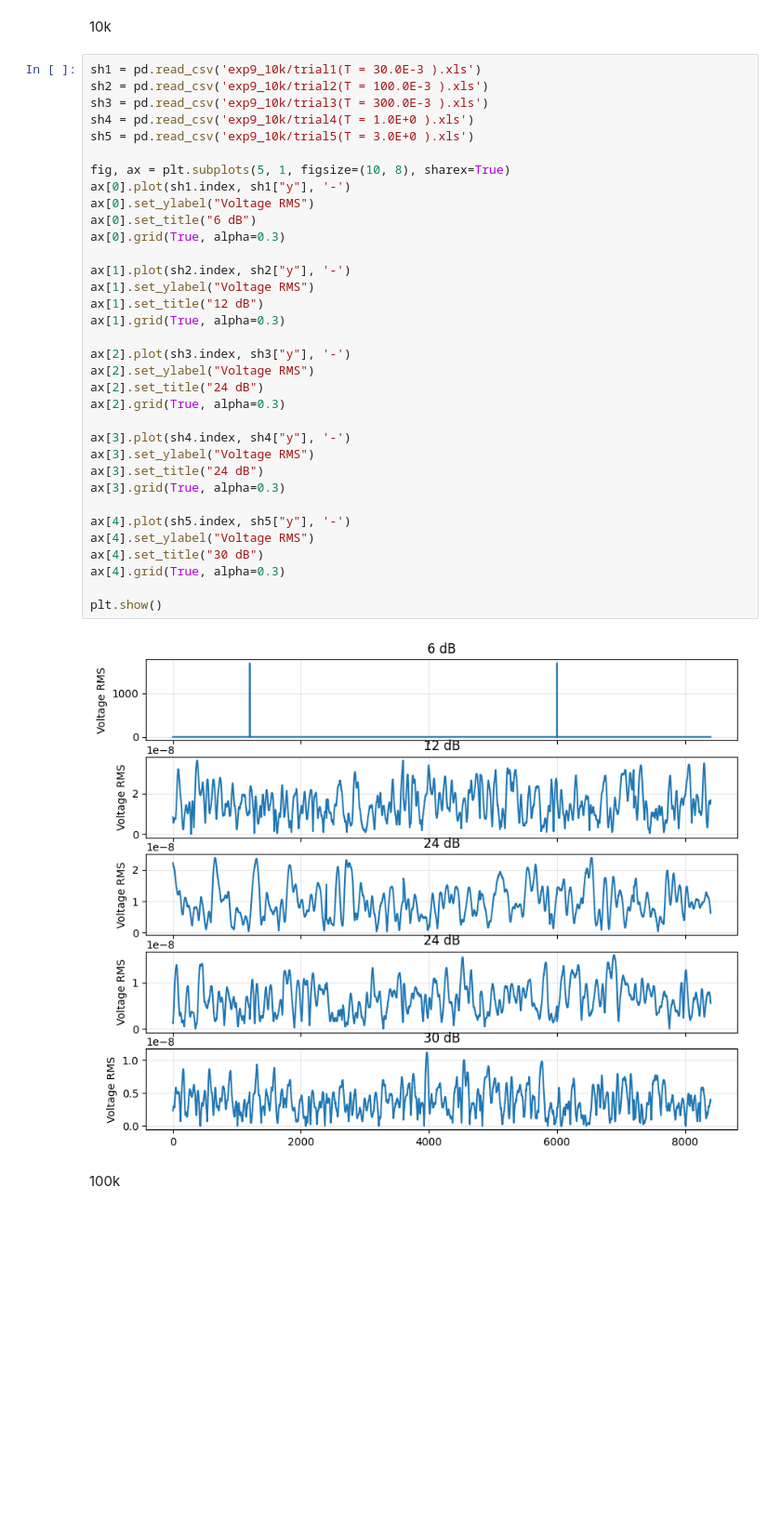
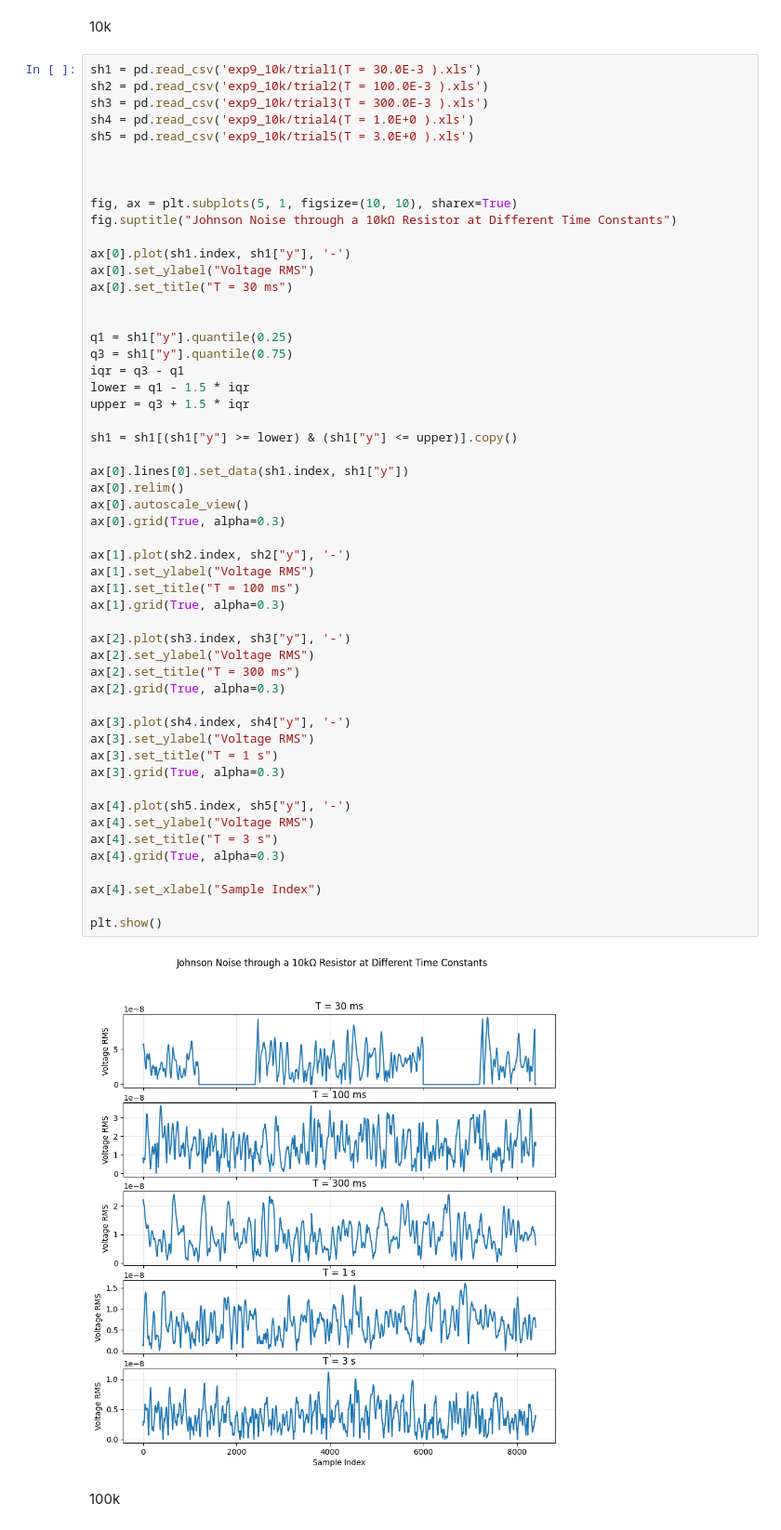
Before and after one commit to curtisjhu/lls, a Jupyter notebook: main.ipynb, the cells around one changed output. Shown at 93% size. Cells and saved outputs as stored; diff of their text form; blank space fills up the shorter version.

```diff
--- a/main.ipynb
+++ b/main.ipynb
@@ -326,39 +521,58 @@ plt.show()
 # %%
 sh1 = pd.read_csv('exp9_10k/trial1(T = 30.0E-3 ).xls')
 sh2 = pd.read_csv('exp9_10k/trial2(T = 100.0E-3 ).xls')
 sh3 = pd.read_csv('exp9_10k/trial3(T = 300.0E-3 ).xls')
 sh4 = pd.read_csv('exp9_10k/trial4(T = 1.0E+0 ).xls')
 sh5 = pd.read_csv('exp9_10k/trial5(T = 3.0E+0 ).xls')
 
-fig, ax = plt.subplots(5, 1, figsize=(10, 8), sharex=True)
+
+
+fig, ax = plt.subplots(5, 1, figsize=(10, 10), sharex=True)
+fig.suptitle("Johnson Noise through a 10kΩ Resistor at Different Time Constants")
+
 ax[0].plot(sh1.index, sh1["y"], '-')
 ax[0].set_ylabel("Voltage RMS")
-ax[0].set_title("6 dB")
+ax[0].set_title("T = 30 ms")
+
+
+q1 = sh1["y"].quantile(0.25)
+q3 = sh1["y"].quantile(0.75)
+iqr = q3 - q1
+lower = q1 - 1.5 * iqr
+upper = q3 + 1.5 * iqr
+
+sh1 = sh1[(sh1["y"] >= lower) & (sh1["y"] <= upper)].copy()
+
+ax[0].lines[0].set_data(sh1.index, sh1["y"])
+ax[0].relim()
+ax[0].autoscale_view()
 ax[0].grid(True, alpha=0.3)
 
 ax[1].plot(sh2.index, sh2["y"], '-')
 ax[1].set_ylabel("Voltage RMS")
-ax[1].set_title("12 dB")
+ax[1].set_title("T = 100 ms")
 ax[1].grid(True, alpha=0.3)
 
 ax[2].plot(sh3.index, sh3["y"], '-')
 ax[2].set_ylabel("Voltage RMS")
-ax[2].set_title("24 dB")
+ax[2].set_title("T = 300 ms")
 ax[2].grid(True, alpha=0.3)
 
 ax[3].plot(sh4.index, sh4["y"], '-')
 ax[3].set_ylabel("Voltage RMS")
-ax[3].set_title("24 dB")
+ax[3].set_title("T = 1 s")
 ax[3].grid(True, alpha=0.3)
 
 ax[4].plot(sh5.index, sh5["y"], '-')
 ax[4].set_ylabel("Voltage RMS")
-ax[4].set_title("30 dB")
+ax[4].set_title("T = 3 s")
 ax[4].grid(True, alpha=0.3)
 
+ax[4].set_xlabel("Sample Index")
+
 plt.show()
 # %% [output]
-[figure, old version]
+[figure, new version]
 # %% [markdown]
 100k
 # %%
```
Also changed, not shown: parts of 12 cells of this notebook.
